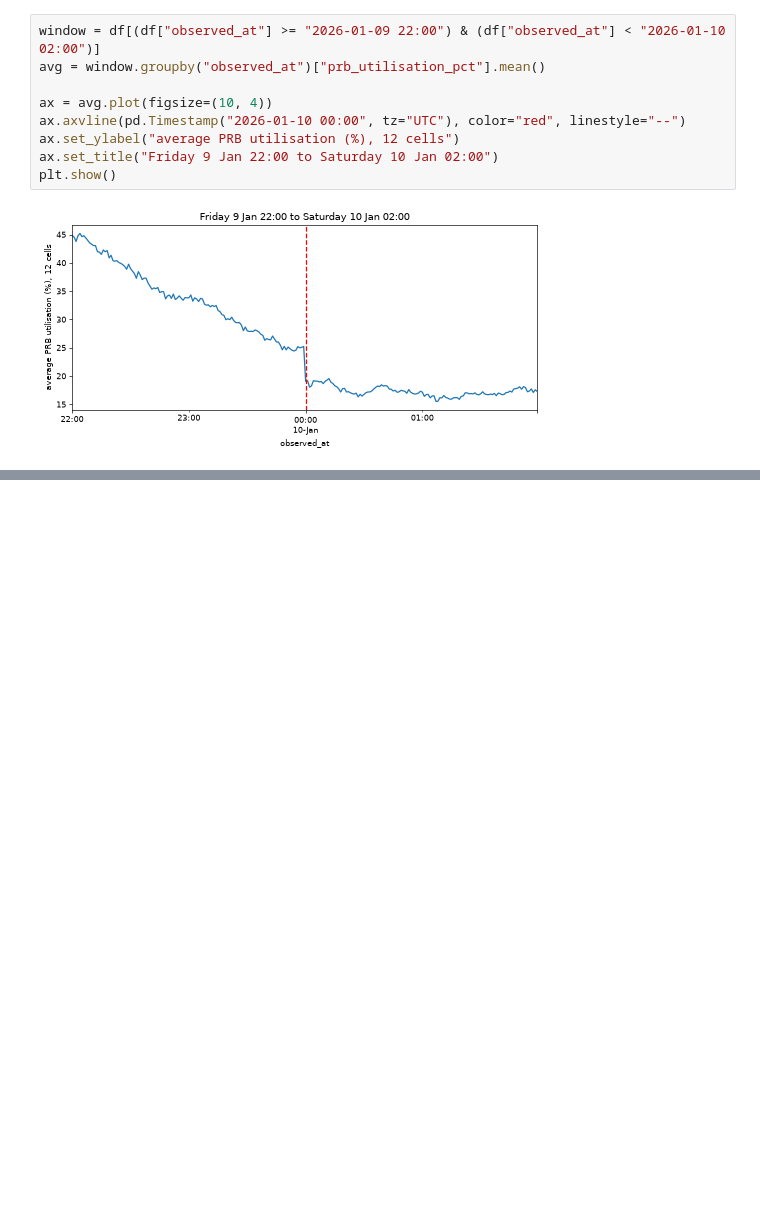
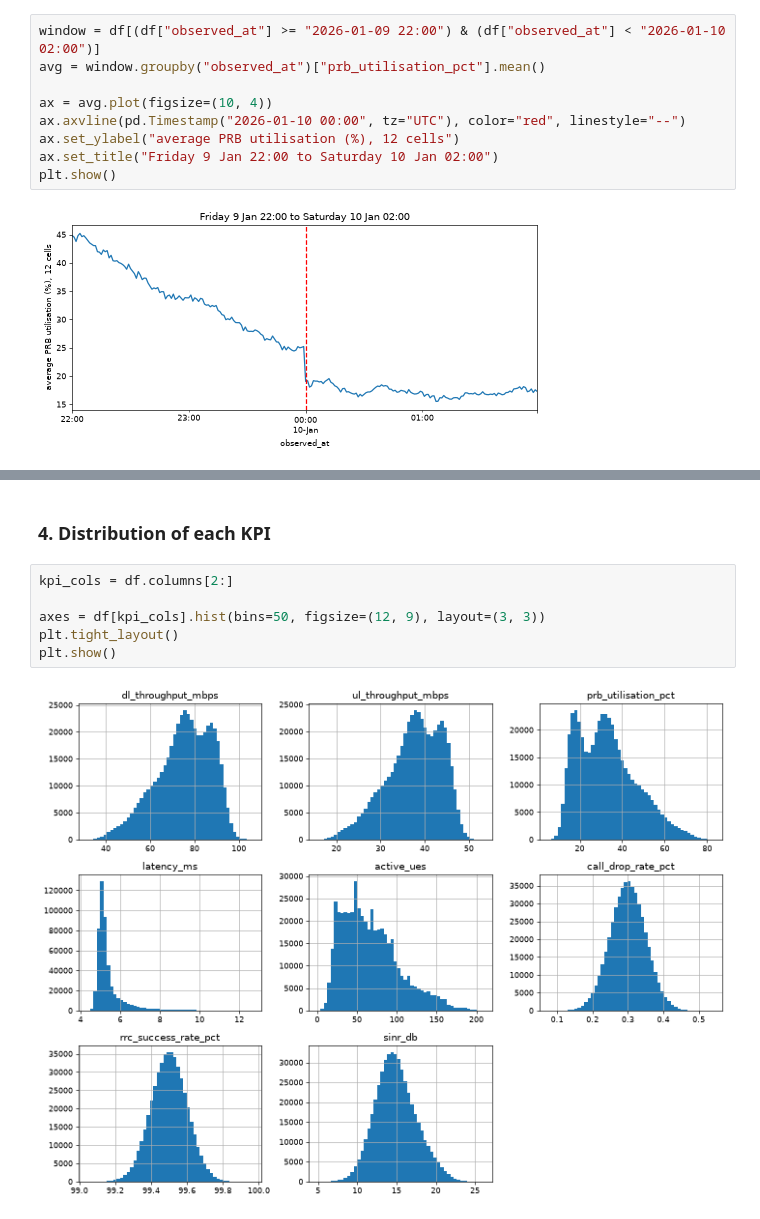
Before and after one commit to not-clover/distributed-telemetry, a Jupyter notebook: notebooks/01_eda_normal.ipynb, the cells around one changed output, grey strips where cells are left out. Saved outputs shown, nothing was run; the diff lists cells and outputs as text; blank space fills up the shorter version.

Commit message:
docs: complete EDA notebook (distributions, correlations, per-cell)

```diff
--- a/notebooks/01_eda_normal.ipynb
+++ b/notebooks/01_eda_normal.ipynb
@@ -175,0 +182,10 @@ Three peaks. Morning around 08–09 (avg PRB ~38 %), lunch around 13 (~35 %), an
+# %% [markdown]
+### 4. Distribution of each KPI
+# %%
+kpi_cols = df.columns[2:]
+
+axes = df[kpi_cols].hist(bins=50, figsize=(12, 9), layout=(3, 3))
+plt.tight_layout()
+plt.show()
+# %% [output]
+[figure, added]
```
Also changed, not shown: parts of 11 cells of this notebook.
